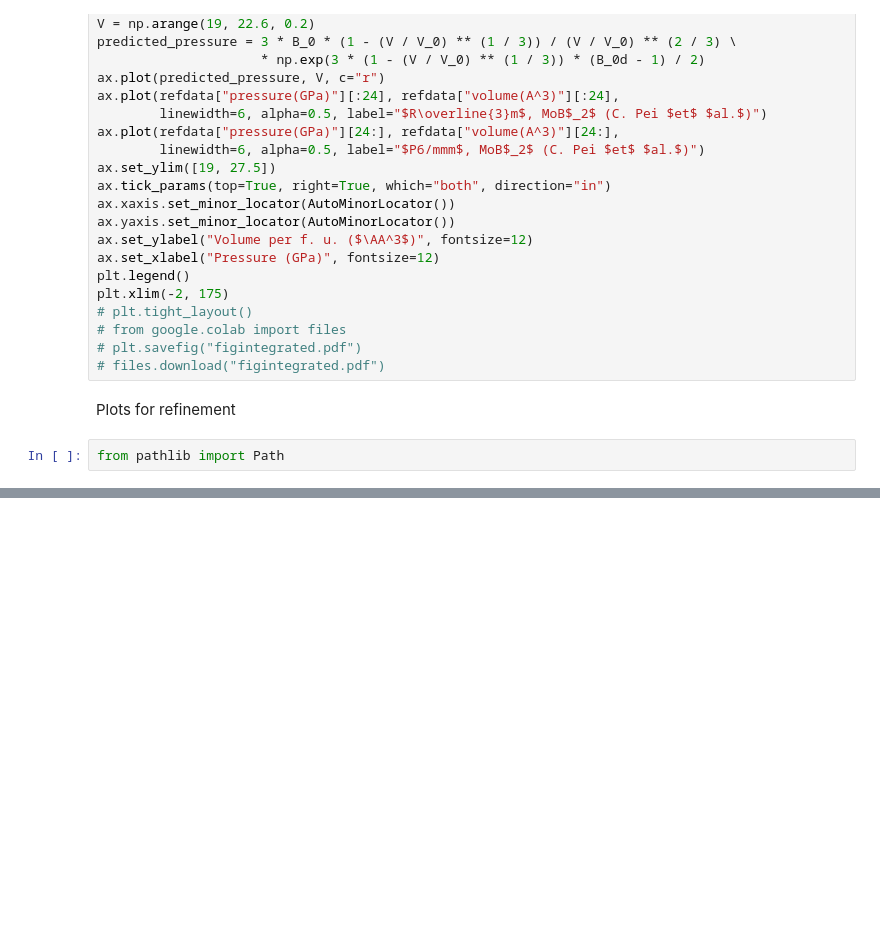
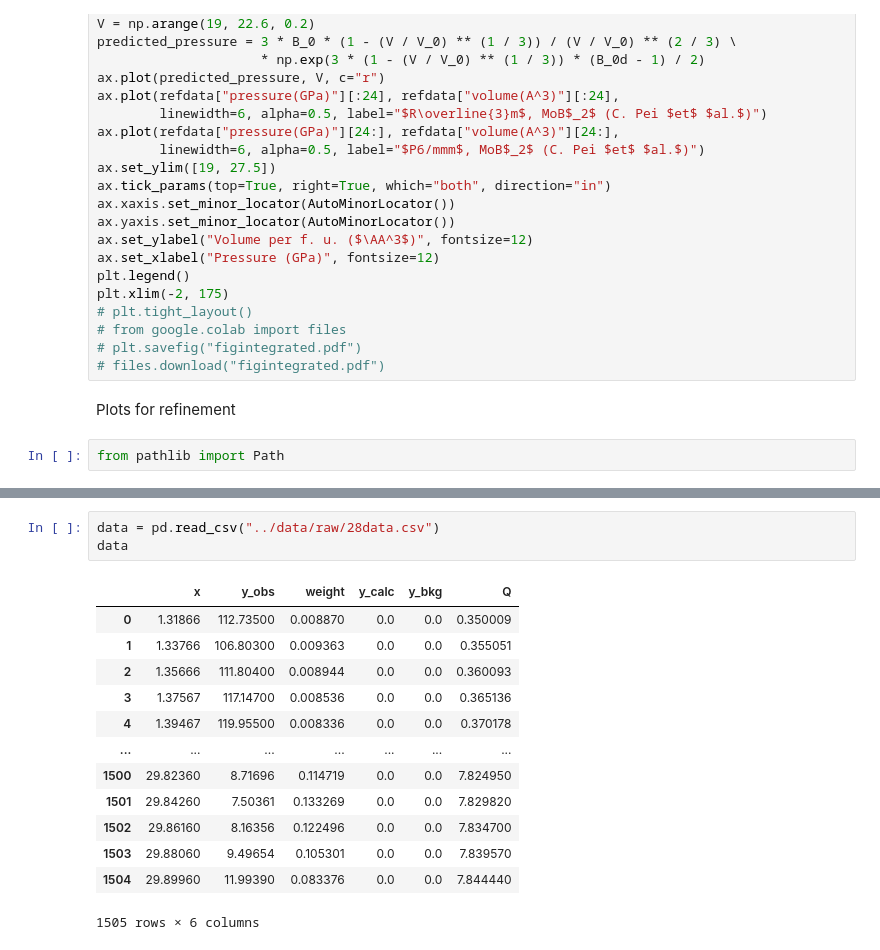
Before and after one commit to jhamlin-ufl/remob2, a Jupyter notebook: notebooks/HPXRD.ipynb, the cells around one changed output, grey strips where cells are left out. Cells and saved outputs as stored; diff of their text form; blank space fills up the shorter version.

```diff
--- a/notebooks/HPXRD.ipynb
+++ b/notebooks/HPXRD.ipynb
@@ -295,0 +309,17 @@ data_dict = {}
+# %%
+data = pd.read_csv("../data/raw/28data.csv")
+data
+# %% [output]
+|  | x | y_obs | weight | y_calc | y_bkg | Q |
+| 0 | 1.31866 | 112.73500 | 0.008870 | 0.0 | 0.0 | 0.350009 |
+| 1 | 1.33766 | 106.80300 | 0.009363 | 0.0 | 0.0 | 0.355051 |
+| 2 | 1.35666 | 111.80400 | 0.008944 | 0.0 | 0.0 | 0.360093 |
+| 3 | 1.37567 | 117.14700 | 0.008536 | 0.0 | 0.0 | 0.365136 |
+| 4 | 1.39467 | 119.95500 | 0.008336 | 0.0 | 0.0 | 0.370178 |
+| ... | ... | ... | ... | ... | ... | ... |
+| 1500 | 29.82360 | 8.71696 | 0.114719 | 0.0 | 0.0 | 7.824950 |
+| 1501 | 29.84260 | 7.50361 | 0.133269 | 0.0 | 0.0 | 7.829820 |
+| 1502 | 29.86160 | 8.16356 | 0.122496 | 0.0 | 0.0 | 7.834700 |
+| 1503 | 29.88060 | 9.49654 | 0.105301 | 0.0 | 0.0 | 7.839570 |
+| 1504 | 29.89960 | 11.99390 | 0.083376 | 0.0 | 0.0 | 7.844440 |
+1505 rows × 6 columns
```
Also changed, not shown: parts of 2 cells of this notebook.
